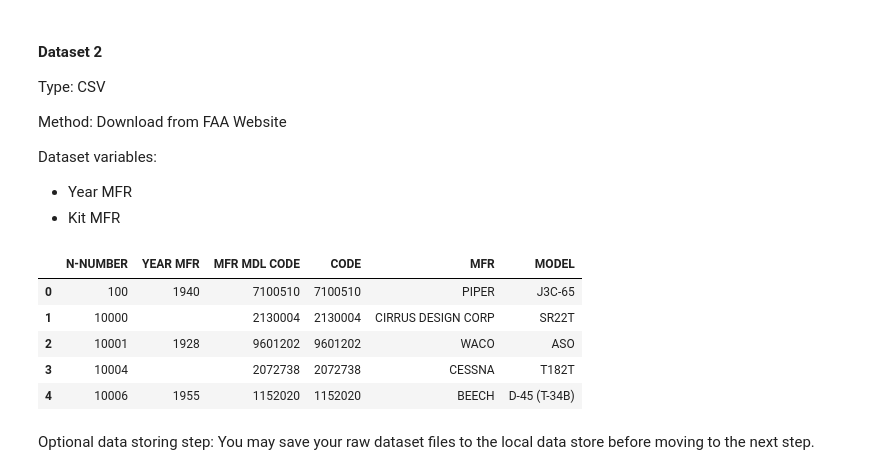
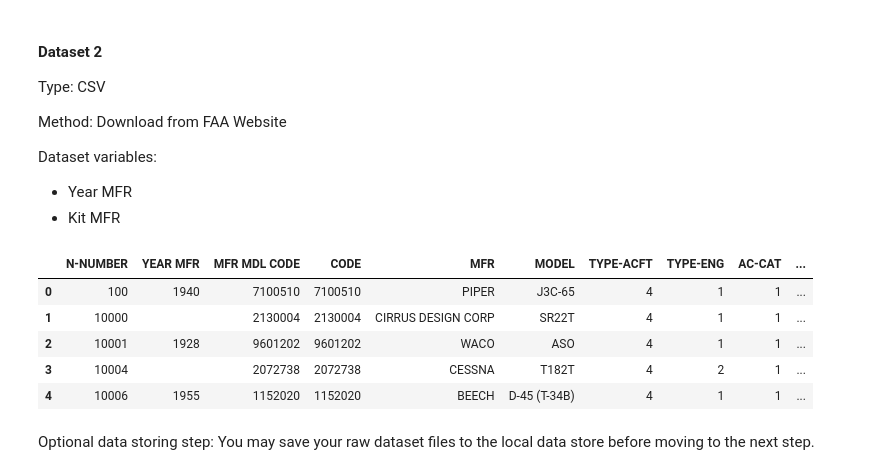
Before and after one commit to randallsutton/playground-ai, a Jupyter notebook: data-wrangling/data_wrangling_project.ipynb, the cells around one changed output. Saved outputs shown, nothing was run; the diff lists cells and outputs as text; code cells hidden in the pictures.

```diff
--- a/data-wrangling/data_wrangling_project.ipynb
+++ b/data-wrangling/data_wrangling_project.ipynb
@@ -83,21 +85,21 @@ Dataset variables:
 # %%
 #FILL IN 2nd data gathering and loading method
 registry_data = pd.read_csv("data-wrangling/aircraft-registry.csv")
 registry_data = registry_data[["N-NUMBER", "YEAR MFR", "MFR MDL CODE"]]
 
 model_data = pd.read_csv("data-wrangling/aircraft-models.csv")
-model_data = model_data[["CODE", "MFR", "MODEL"]]
+#model_data = model_data[["CODE", "MFR", "MODEL"]]
 
 aircraft_data = registry_data.merge(model_data, left_on="MFR MDL CODE", right_on="CODE", how="left")
 
 aircraft_data.head()
 # %% [output]
-|  | N-NUMBER | YEAR MFR | MFR MDL CODE | CODE | MFR | MODEL |
-| 0 | 100 | 1940 | 7100510 | 7100510 | PIPER | J3C-65 |
-| 1 | 10000 |  | 2130004 | 2130004 | CIRRUS DESIGN CORP | SR22T |
-| 2 | 10001 | 1928 | 9601202 | 9601202 | WACO | ASO |
-| 3 | 10004 |  | 2072738 | 2072738 | CESSNA | T182T |
-| 4 | 10006 | 1955 | 1152020 | 1152020 | BEECH | D-45 (T-34B) |
+|  | N-NUMBER | YEAR MFR | MFR MDL CODE | CODE | MFR | MODEL | TYPE-ACFT | TYPE-ENG | AC-CAT | ... |
+| 0 | 100 | 1940 | 7100510 | 7100510 | PIPER | J3C-65 | 4 | 1 | 1 | ... |
+| 1 | 10000 |  | 2130004 | 2130004 | CIRRUS DESIGN CORP | SR22T | 4 | 1 | 1 | ... |
+| 2 | 10001 | 1928 | 9601202 | 9601202 | WACO | ASO | 4 | 1 | 1 | ... |
+| 3 | 10004 |  | 2072738 | 2072738 | CESSNA | T182T | 4 | 2 | 1 | ... |
+| 4 | 10006 | 1955 | 1152020 | 1152020 | BEECH | D-45 (T-34B) | 4 | 1 | 1 | ... |
 # %% [markdown]
 Optional data storing step: You may save your raw dataset files to the local data store before moving to the next step.
 # %%
```
Also changed, not shown: parts of 12 cells of this notebook.
